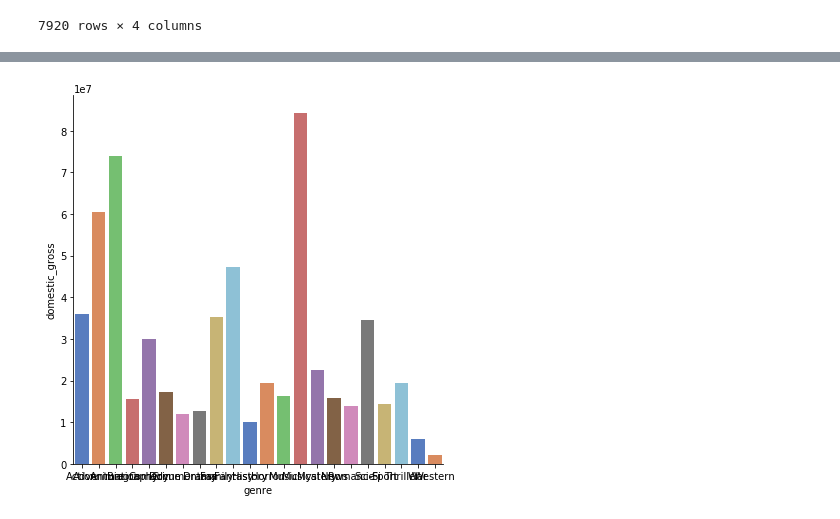
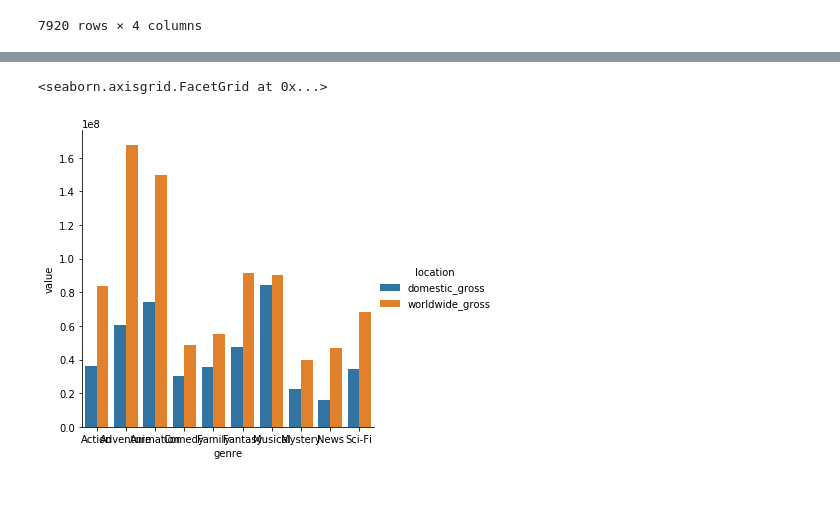
Before and after one commit to anbillinger/dsc-mod-1-project-v2-1-onl01-dtsc-ft-041320, a Jupyter notebook: Genre Info.ipynb, the cells around one changed output, grey strips where cells are left out. Drawn from its saved outputs; the diff is of its cells as text; code cells hidden in the pictures; blank space fills up the shorter version.

Commit message:
initial graphs plotted

```diff
--- a/Genre Info.ipynb
+++ b/Genre Info.ipynb
@@ -140,0 +151,9 @@ groupedmed = genres_df.groupby('genre').median().reset_index(inplace=True)
+# %%
+groupedavg.columns = ['genre','dom_avg','ww_avg']
+groupedmed.columns = ['genre','dom_med','ww_med']
+q = """SELECT *
+    FROM groupedavg
+    JOIN groupedmed
+    USING(genre);"""
+
+groupedall = sqldf(q)
@@ -140,0 +170,6 @@ groupedmed = genres_df.groupby('genre').median().reset_index(inplace=True)
+# %%
+dom_gross = groupedmed.sort_values('domestic_gross',ascending=False).head(9)
+dom_gross['domestic_gross'] = dom_gross['domestic_gross'].map(lambda x:x/dom_gross['domestic_gross'].max())
+# %%
+ww_gross = groupedmed.sort_values('worldwide_gross',ascending=False).head(9)
+ww_gross['worldwide_gross'] = ww_gross['worldwide_gross'].map(lambda x:x/ww_gross['worldwide_gross'].max())
@@ -140,0 +186,12 @@ groupedmed = genres_df.groupby('genre').median().reset_index(inplace=True)
+# %%
+q = """SELECT genre, d.domestic_gross, d.worldwide_gross
+    FROM dom_gross d
+    LEFT JOIN ww_gross w
+    USING(genre)
+    UNION
+    SELECT genre, w.domestic_gross, w.worldwide_gross
+    FROM ww_gross w
+    LEFT JOIN dom_gross d
+    USING(genre);"""
+
+group_results = pd.melt(sqldf(q), id_vars="genre", var_name="location", value_name="value")
@@ -141,5 +218,5 @@ groupedmed = genres_df.groupby('genre').median().reset_index(inplace=True)
 # %%
-g = sns.catplot(x='genre', y="domestic_gross", data=groupedmed,
-                height=6, kind="bar", palette="muted")
+sns.catplot(x='genre',y='value',hue='location',data=group_results,kind='bar')
 # %% [output]
+<seaborn.axisgrid.FacetGrid at 0x...>
-[figure, old version]
+[figure, new version]
```
Also changed, not shown: parts of 8 cells of this notebook.
